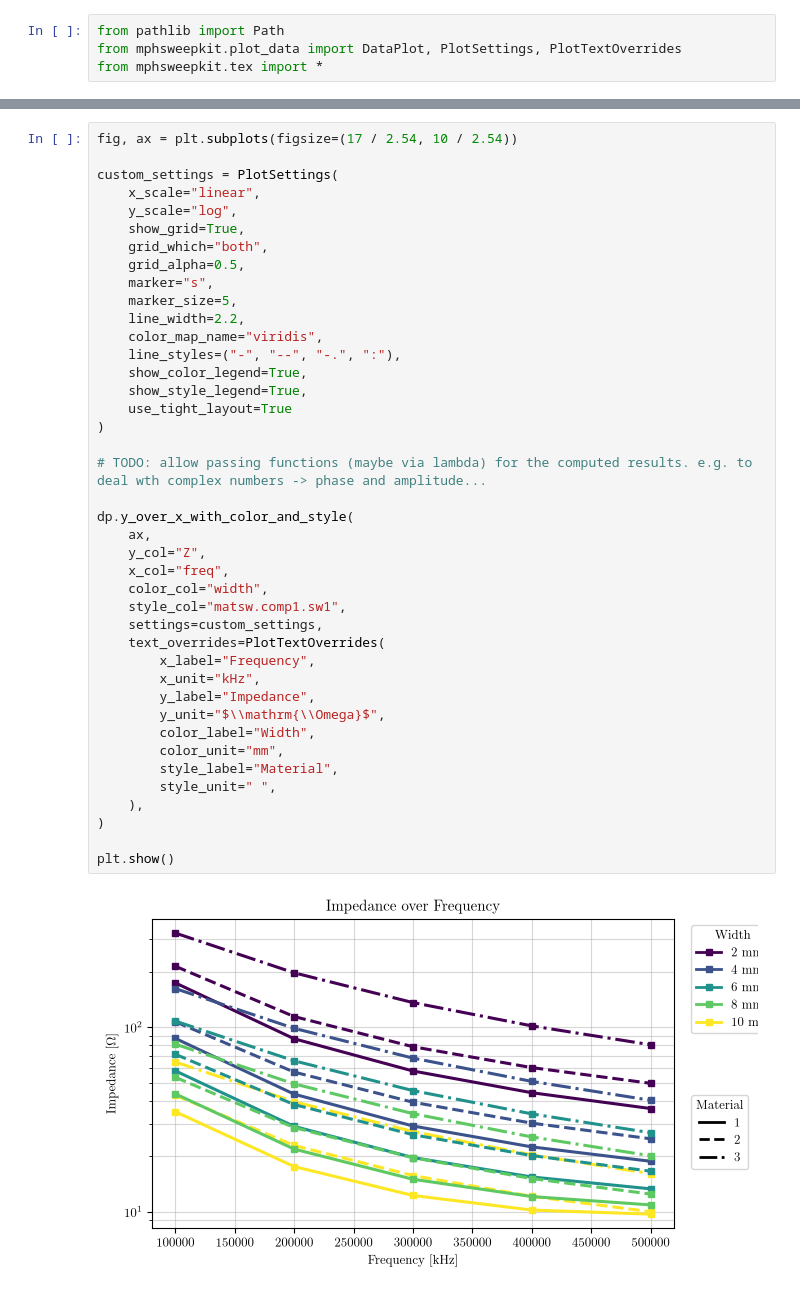
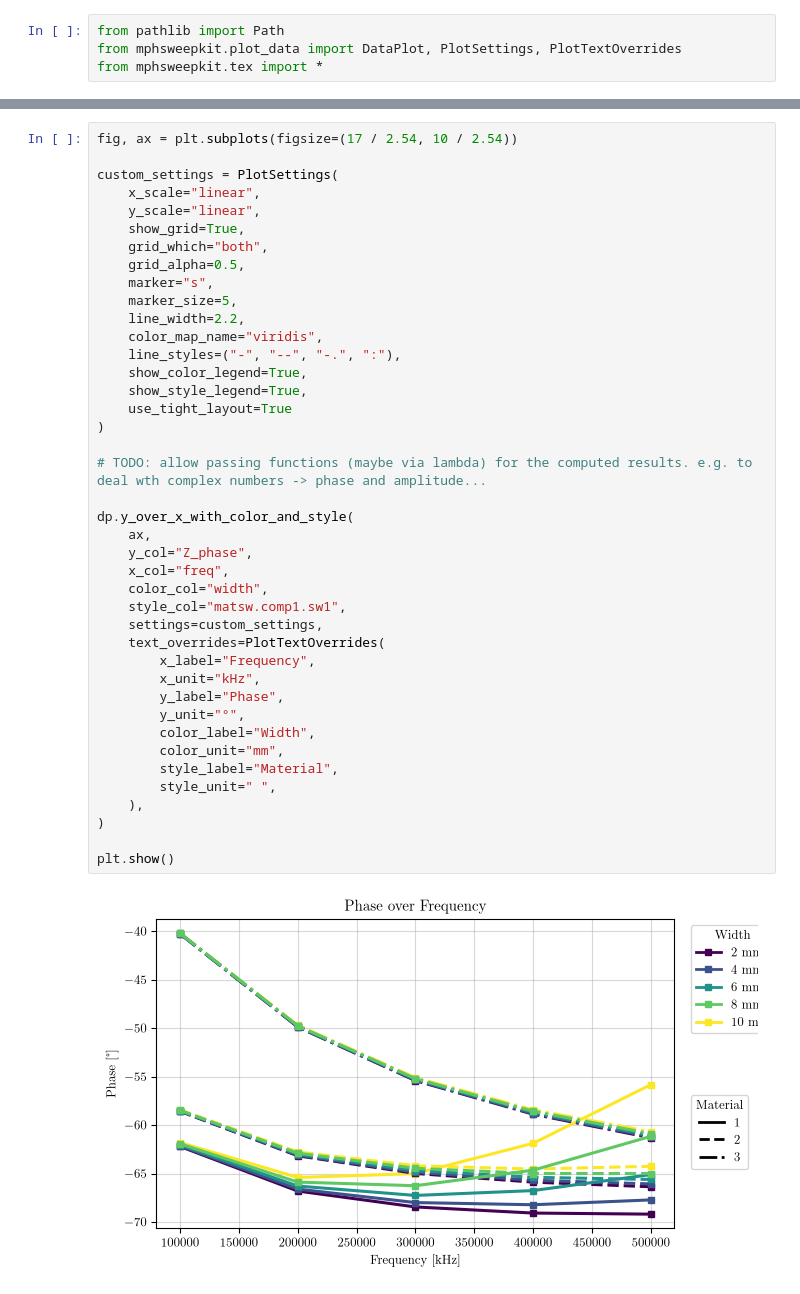
Before and after one commit to upb-lea/MPhSweepKit, a Jupyter notebook: examples/studies/ferrite_plate_capacitor/3_plots.ipynb, the cells around one changed output, grey strips where cells are left out. Drawn from its saved outputs; the diff is of its cells as text.

```diff
--- a/examples/studies/ferrite_plate_capacitor/3_plots.ipynb
+++ b/examples/studies/ferrite_plate_capacitor/3_plots.ipynb
@@ -56,41 +76,41 @@ fig, ax = plt.subplots(figsize=(17 / 2.54, 10 / 2.54))
 
 custom_settings = PlotSettings(
     x_scale="linear",
-    y_scale="log",
+    y_scale="linear",
     show_grid=True,
     grid_which="both",
     grid_alpha=0.5,
     marker="s",
     marker_size=5,
     line_width=2.2,
     color_map_name="viridis",
     line_styles=("-", "--", "-.", ":"),
     show_color_legend=True,
     show_style_legend=True,
     use_tight_layout=True
 )
 
 # TODO: allow passing functions (maybe via lambda) for the computed results. e.g. to deal wth complex numbers -> phase and amplitude...
 
 dp.y_over_x_with_color_and_style(
     ax,
-    y_col="Z",
+    y_col="Z_phase",
     x_col="freq",
     color_col="width",
     style_col="matsw.comp1.sw1",
     settings=custom_settings,
     text_overrides=PlotTextOverrides(
         x_label="Frequency",
         x_unit="kHz",
-        y_label="Impedance",
-        y_unit="$\\mathrm{\\Omega}$",
+        y_label="Phase",
+        y_unit="°",
         color_label="Width",
         color_unit="mm",
         style_label="Material",
         style_unit=" ",
     ),
 )
 
 plt.show()
 # %% [output]
-[figure, old version]
+[figure, new version]
```
Also changed, not shown: parts of 3 cells of this notebook, 3 other files.
